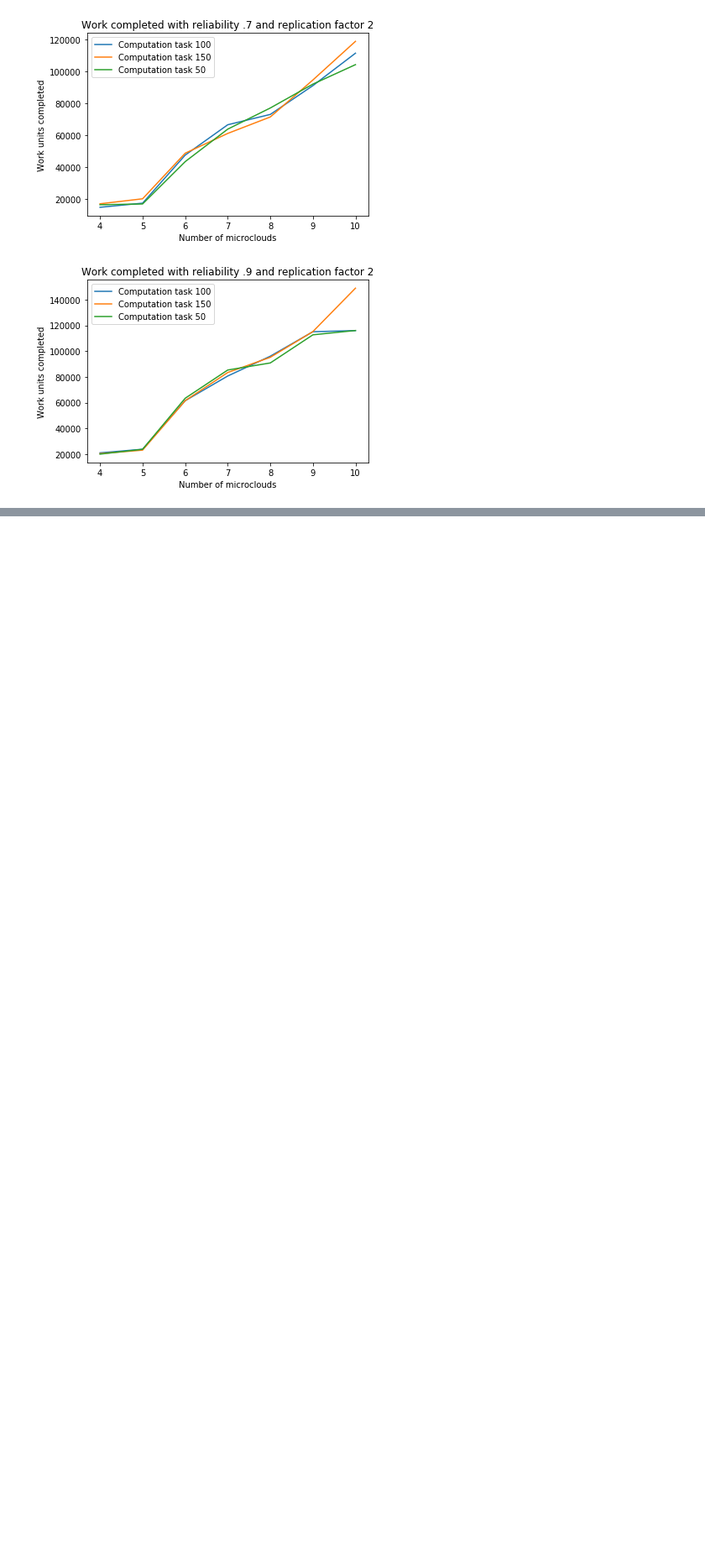
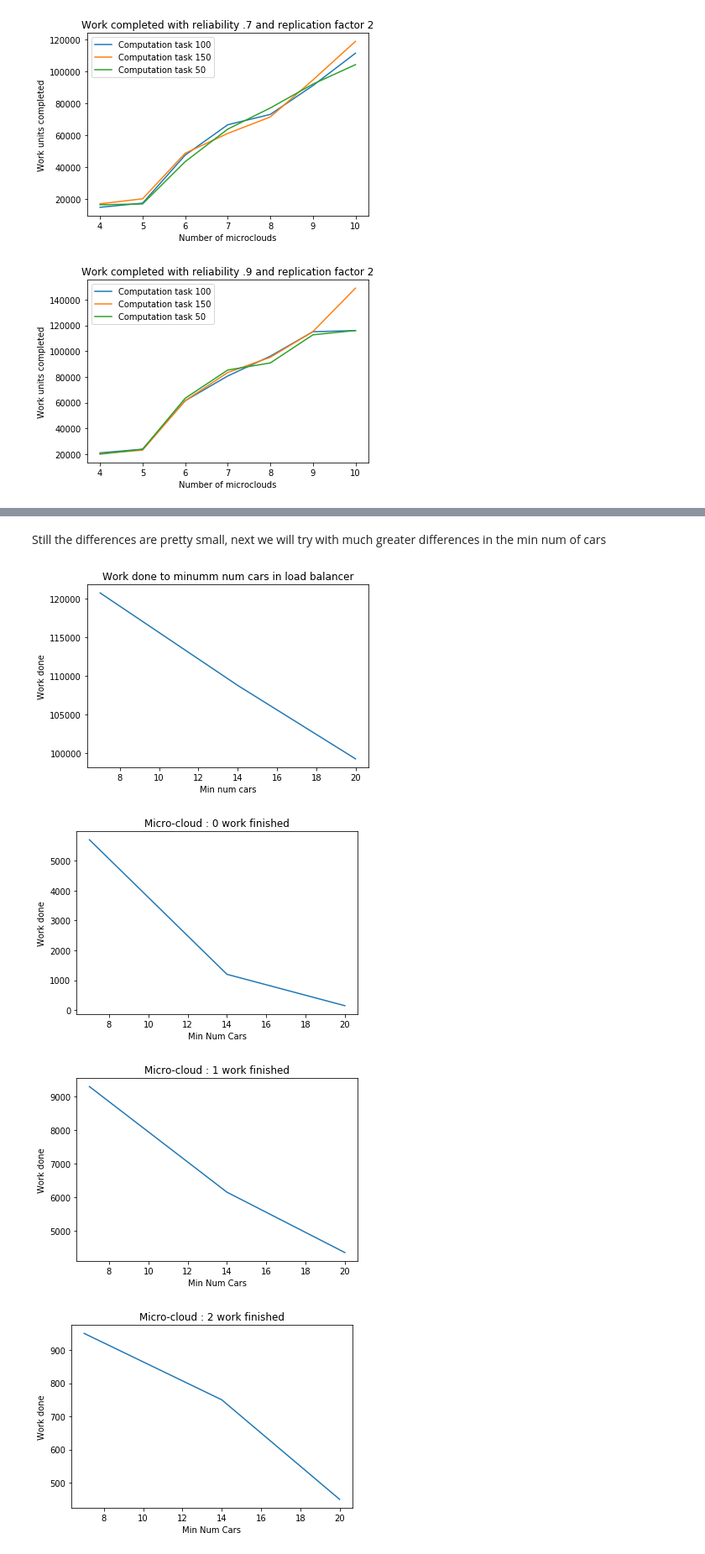
Before and after one commit to JuanMantica123/Veins_Research, a Jupyter notebook: simulations/PasubioSimulation/RandomForestNotebook.ipynb, the cells around one changed output, grey strips where cells are left out. Shown: that part at 84% size. Saved outputs shown, nothing was run; the diff lists cells and outputs as text; code cells hidden in the pictures; blank space fills up the shorter version.

Commit message:
Implemented realistic simulation

```diff
--- a/simulations/PasubioSimulation/RandomForestNotebook.ipynb
+++ b/simulations/PasubioSimulation/RandomForestNotebook.ipynb
@@ -120,0 +254,38 @@ def plot_replication_factor(df):
+# %% [markdown]
+Still the differences are pretty small, next we will try with much greater differences in the min num of cars
+# %%
+greater_diferences_df = pd.read_csv("greaterDifferencesRealisticScenario.csv")
+# %%
+def plot_differences_in_number_of_cars(df,attrs):
+    realisitic_df = parse_df(df,attrs)
+    num_cars = sorted(realisitic_df['min_num_cars'].unique().astype(int))
+    work_df  = realisitic_df[realisitic_df.name=='Load Balancer : 2 work finished']
+    work_done = []
+    for num_car in num_cars:
+        parsed_series = work_df[work_df.min_num_cars == str(num_car)]['value']
+        work_done.append(parsed_series[parsed_series.first_valid_index()])
+    plt.plot(num_cars,work_done)
+    plt.title("Work done to minumm num cars in load balancer")
+    plt.xlabel("Min num cars")
+    plt.ylabel('Work done')
+    plt.show()
+    mcs = [i for i in range(8)]
+    for mc in mcs:
+        mc_str = "Micro-cloud : "+str(mc)+ " work finished"
+        mc_df  = realisitic_df[realisitic_df.name==mc_str]
+        work_done = []
+        for num_car in num_cars:
+            parsed_series = mc_df[mc_df.min_num_cars == str(num_car)]['value']
+            work_done.append(parsed_series[parsed_series.first_valid_index()])
+        plt.title(mc_str)
+        plt.plot(num_cars,work_done)
+        plt.xlabel("Min Num Cars")
+        plt.ylabel("Work done")
+        plt.show()
+# %%
+plot_differences_in_number_of_cars(greater_diferences_df,attrs)
+# %% [output]
+[figure, added]
+[figure, added]
+[figure, added]
+[figure, added]
```
Also changed, not shown: parts of 19 cells of this notebook, 24 other files.
